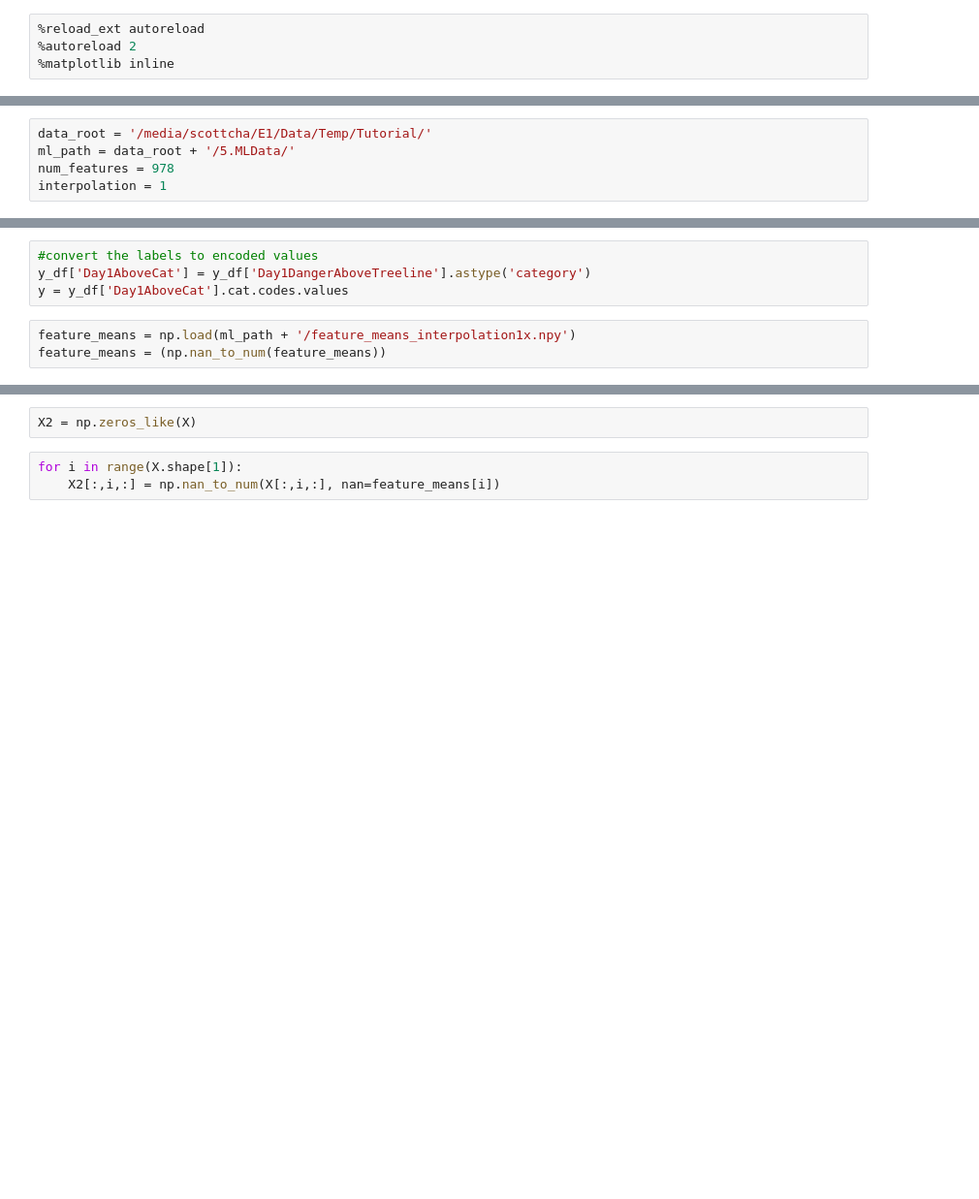
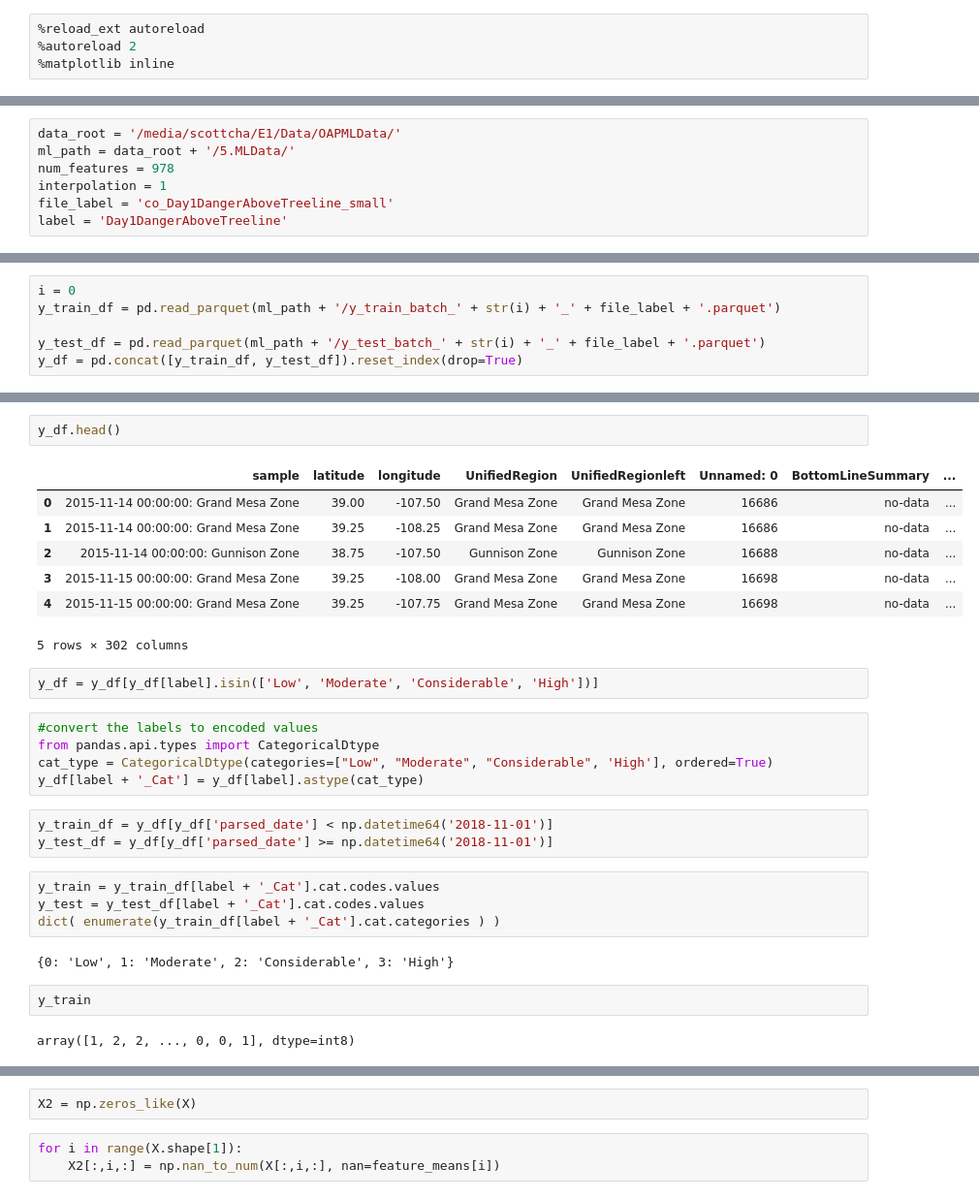
Before and after one commit to scottcha/OpenAvalancheProject, a Jupyter notebook: ML/5.SkTime.ipynb, the cells around one changed output, grey strips where cells are left out. Shown at 97% size. Drawn from its saved outputs; the diff is of its cells as text; blank space fills up the shorter version.

```diff
--- a/ML/5.SkTime.ipynb
+++ b/ML/5.SkTime.ipynb
@@ -16,7 +21,9 @@ import pandas as pd
 # %%
-data_root = '/media/scottcha/E1/Data/Temp/Tutorial/'
+data_root = '/media/scottcha/E1/Data/OAPMLData/'
 ml_path = data_root + '/5.MLData/'
 num_features = 978
 interpolation = 1
+file_label = 'co_Day1DangerAboveTreeline_small'
+label = 'Day1DangerAboveTreeline'
 # %%
 #load the full X datafile which has both Train and Test concated
@@ -43,3 +31,9 @@ for i in range(0, num_y_test_batches):
+# %%
+i = 0
+y_train_df = pd.read_parquet(ml_path + '/y_train_batch_' + str(i) + '_' + file_label + '.parquet')
+
+y_test_df = pd.read_parquet(ml_path + '/y_test_batch_' + str(i) + '_' + file_label + '.parquet')
+y_df = pd.concat([y_train_df, y_test_df]).reset_index(drop=True)
 # %%
 X.shape
 # %% [output]
@@ -47,7 +41,30 @@ X.shape
-# %%
-#convert the labels to encoded values
-y_df['Day1AboveCat'] = y_df['Day1DangerAboveTreeline'].astype('category')
-y = y_df['Day1AboveCat'].cat.codes.values
-# %%
-feature_means = np.load(ml_path + '/feature_means_interpolation1x.npy')
-feature_means = (np.nan_to_num(feature_means))
+# %%
+y_df.head()
+# %% [output]
+|  | sample | latitude | longitude | UnifiedRegion | UnifiedRegionleft | Unnamed: 0 | BottomLineSummary | ... |
+| 0 | 2015-11-14 00:00:00: Grand Mesa Zone | 39.00 | -107.50 | Grand Mesa Zone | Grand Mesa Zone | 16686 | no-data | ... |
+| 1 | 2015-11-14 00:00:00: Grand Mesa Zone | 39.25 | -108.25 | Grand Mesa Zone | Grand Mesa Zone | 16686 | no-data | ... |
+| 2 | 2015-11-14 00:00:00: Gunnison Zone | 38.75 | -107.50 | Gunnison Zone | Gunnison Zone | 16688 | no-data | ... |
+| 3 | 2015-11-15 00:00:00: Grand Mesa Zone | 39.25 | -108.00 | Grand Mesa Zone | Grand Mesa Zone | 16698 | no-data | ... |
+| 4 | 2015-11-15 00:00:00: Grand Mesa Zone | 39.25 | -107.75 | Grand Mesa Zone | Grand Mesa Zone | 16698 | no-data | ... |
+5 rows × 302 columns
+# %%
+y_df = y_df[y_df[label].isin(['Low', 'Moderate', 'Considerable', 'High'])]
+# %%
+#convert the labels to encoded values
+from pandas.api.types import CategoricalDtype
+cat_type = CategoricalDtype(categories=["Low", "Moderate", "Considerable", 'High'], ordered=True)
+y_df[label + '_Cat'] = y_df[label].astype(cat_type)
+# %%
+y_train_df = y_df[y_df['parsed_date'] < np.datetime64('2018-11-01')]
+y_test_df = y_df[y_df['parsed_date'] >= np.datetime64('2018-11-01')]
+# %%
+y_train = y_train_df[label + '_Cat'].cat.codes.values
+y_test = y_test_df[label + '_Cat'].cat.codes.values
+dict( enumerate(y_train_df[label + '_Cat'].cat.categories ) )
+# %% [output]
+{0: 'Low', 1: 'Moderate', 2: 'Considerable', 3: 'High'}
+# %%
+y_train
+# %% [output]
+array([1, 2, 2, ..., 0, 0, 1], dtype=int8)
```
Also changed, not shown: parts of 29 cells of this notebook, 26 other files.
